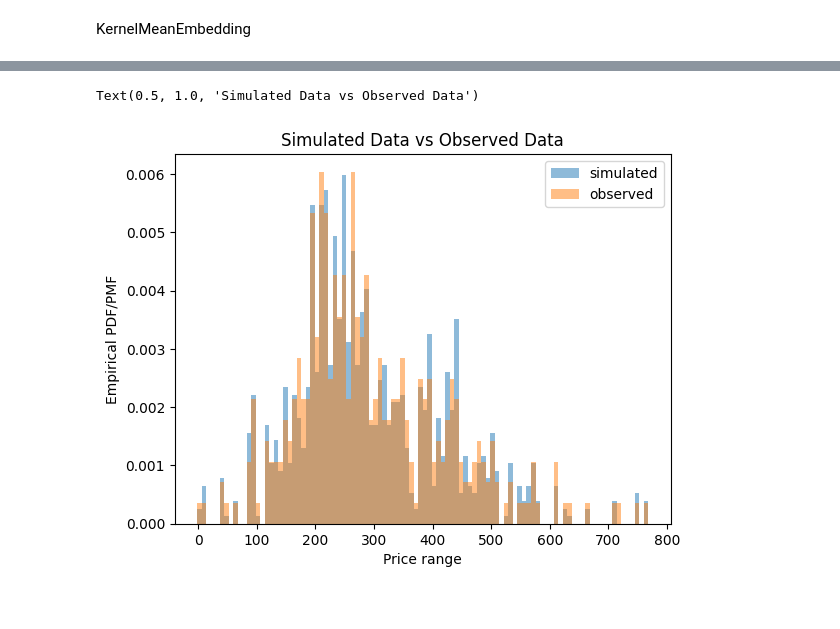
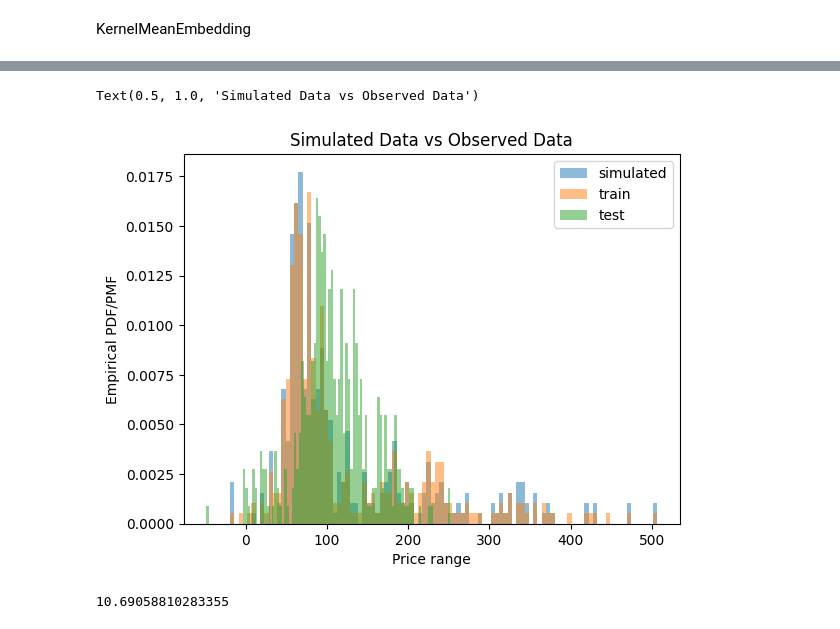
Before and after one commit to luca-pernigo/ThesisKernelMethods, a Jupyter notebook: TestKernel.ipynb, the cells around one changed output, grey strips where cells are left out. Cells and saved outputs as stored; diff of their text form; code cells hidden in the pictures.

```diff
--- a/TestKernel.ipynb
+++ b/TestKernel.ipynb
@@ -18,11 +19,15 @@ from src import CDF
 # %% [markdown]
 KernelMatrix
 # %%
-X_train = np.load("data/data.npy")
+xtrain = np.load("data/data_21_23.npy")
+# data 2023 test data
+xtest=xtrain[365:,:]
+# data 2021 train data
+xtrain=xtrain[0:366,:]
 # m rows
-m=X_train.shape[0]
+m=xtrain.shape[0]
 # n columns
-n=X_train.shape[1]
+n=xtrain.shape[1]
 # %% [markdown]
 Kernel Hour wise
 # %%
@@ -30,6 +35,3 @@ Kernel Hour wise
 n=8
 # %% [markdown]
 KernelMeanEmbedding
-# %%
-# select hour of interest
-n=8
@@ -38,5 +38,6 @@ n=8
 # %%
-b=X_train[1:, n].reshape(1,m-1)
-mu=np.mean(b)
-sigma=np.std(b)
-sigma
+xtrain_n=xtrain[1:, n].reshape(1,m-1)
+xtest_n=xtest[1:, n]
+# get mean and sigma of train data for selected hour n
+mu=np.mean(xtrain_n)
+sigma=np.std(xtrain_n)
@@ -57,17 +58,21 @@ Kernel.PlotKde()
 # %%
-unif=np.random.uniform(0,1,1000)
-e=b.reshape(b.size)
+# random sample as many elements as size of test data
+unif=np.random.uniform(0,1,xtrain_n.size)
 
-simulated_sample=[CDF.inv_cdf_funct(unif[i], e) for i in range(len(unif))]
+
+# simulate data based on the kde learned from train data
+x_sample=[CDF.inv_cdf_funct(unif[i], xtrain_n) for i in range(len(unif))]
+x_sample=np.array(x_sample)
 # %%
-plt.hist(simulated_sample, density=True, bins=100, alpha=0.5, label="simulated");
+plt.hist(x_sample, density=True, bins=100, alpha=0.5, label="simulated");
 
-plt.hist(Kernel.data, bins=100, density=True, alpha=0.5, label="observed");
+plt.hist(Kernel.data, bins=100, density=True, alpha=0.5, label="train");
+plt.hist(xtest_n, bins=100, density=True, alpha=0.5, label="test");
 
 plt.xlabel("Price range")
 plt.ylabel("Empirical PDF/PMF")
 plt.legend()
 plt.title("Simulated Data vs Observed Data")
 # %% [output]
 Text(0.5, 1.0, 'Simulated Data vs Observed Data')
-[figure, old version]
+[figure, new version]
@@ -81,0 +79,4 @@ Text(0.5, 1.0, 'Simulated Data vs Observed Data')
+# %%
+CRPS(x_sample, xtest_n)
+# %% [output]
+10.69058810283355
```
Also changed, not shown: parts of 10 cells of this notebook, 2 other files.
